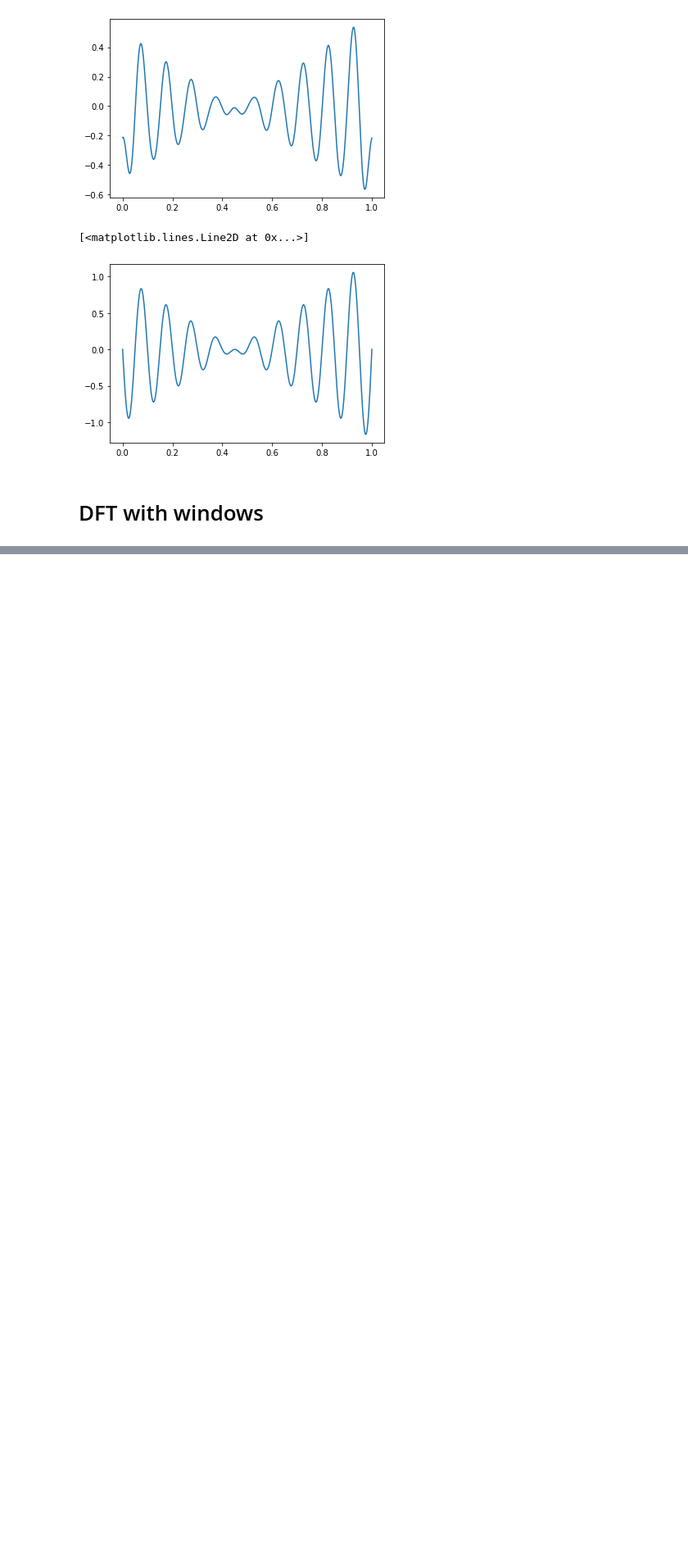
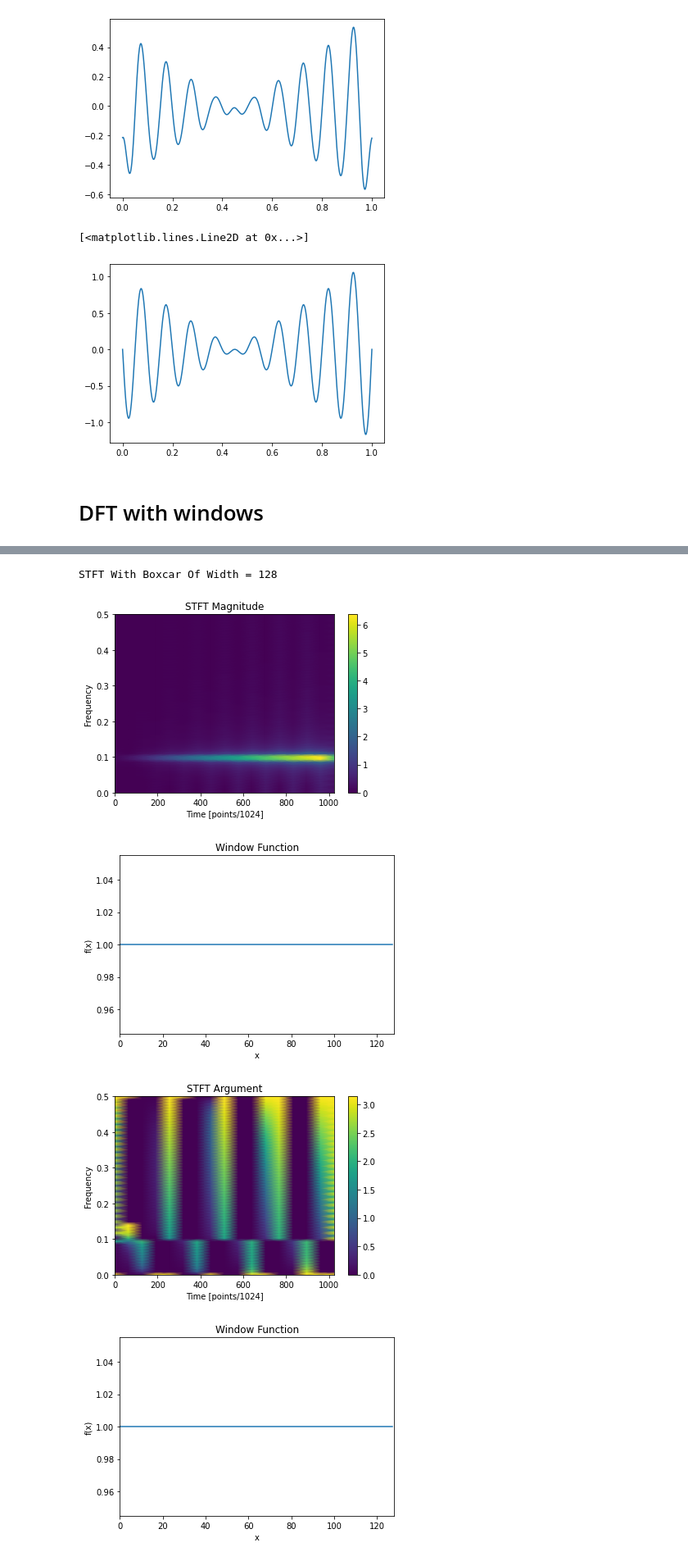
Before and after one commit to 8const/signal_processing, a Jupyter notebook: signal_processing.ipynb, the cells around one changed output, grey strips where cells are left out. Shown at 82% size. Cells and saved outputs as stored; diff of their text form; code cells hidden in the pictures; blank space fills up the shorter version.

Commit message:
fixed windows of the STFTs; made stuff kind of organised

```diff
--- a/signal_processing.ipynb
+++ b/signal_processing.ipynb
@@ -178,0 +255,14 @@ stft(x, fs=1.0, window='hann', nperseg=256, noverlap=None, nfft=None, detrend=Fa
+# %%
+for i in [128, 256, 512]:
+    print("STFT With Boxcar Of Width =", i)
+    transform_boxcar_abs(i)
+    transform_boxcar_arg(i)
+    print("Gabor Transfrom With Window Of Width =", i)
+    transform_gabor_abs(i)
+    transform_gabor_arg(i)
+# %% [output]
+STFT With Boxcar Of Width = 128
+[figure, added]
+[figure, added]
+[figure, added]
+[figure, added]
```
Also changed, not shown: parts of 38 cells of this notebook.
